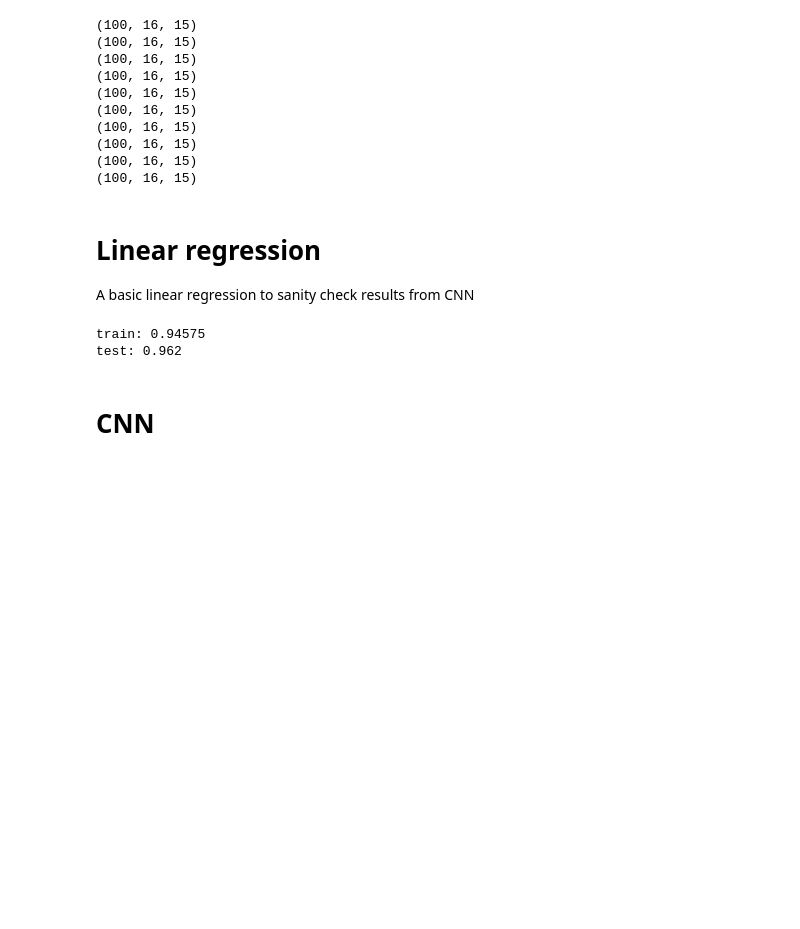
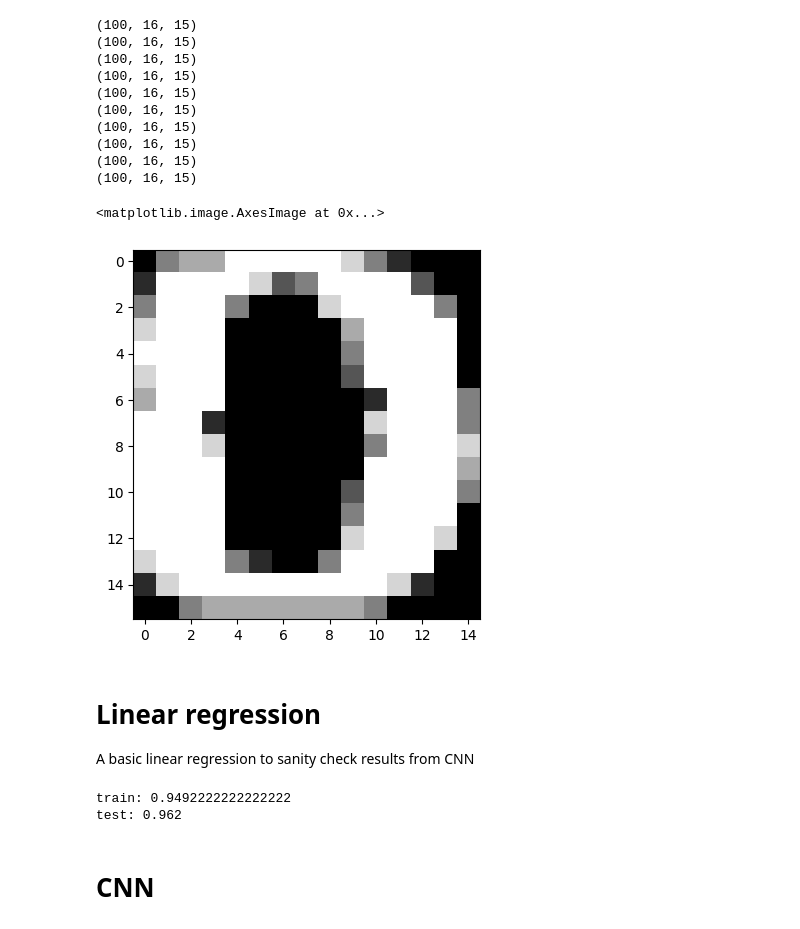
Before and after one commit to tomcouperus/Digit-Recognition, a Jupyter notebook: digit_recognition_(2)_(1).ipynb, the cells around one changed output. Drawn from its saved outputs; the diff is of its cells as text; code cells hidden in the pictures; blank space fills up the shorter version.

```diff
--- a/digit_recognition_(2)_(1).ipynb
+++ b/digit_recognition_(2)_(1).ipynb
@@ -20,7 +20,7 @@ from sklearn.model_selection import KFold
 # Load digits array from file
 # File is formatted 200 rows per digit, each row representing a 15x16 grayscale image
 
-digits = np.loadtxt('mfeat-pix.txt', usecols=range(240))
+digits = np.loadtxt('ProjectDigits_materials/mfeat-pix.txt', usecols=range(240))
 digits = digits.reshape(digits.__len__(), 16, 15)
 # %%
 plt.imshow(digits[0], cmap='gray')
@@ -55,28 +55,40 @@ for d in range(10):
 # %%
 x_train = np.empty([0, 16, 15])
 y_train= np.empty(0)
 # Train data is augmented by shifting in the 8 cardinal directions
 x_train_augmented = np.empty([0, 16, 15])
 y_train_augmented = np.empty(0)
 
 train_digits_per_digit = np.array(np.split(train_digits, 10))
 
 for d in range(10):
-    train_digits_10_chunks = np.array(np.split(train_digits_per_digit[d], 10))
-    train_digits_10_chunks = np.concatenate(train_digits_10_chunks[:10])
-
-    x_train = np.concatenate((x_train, train_digits_10_chunks))
-    y_train = np.concatenate((y_train, np.full(train_digits_10_chunks.__len__(), d)))
+    x_train = np.concatenate((x_train, train_digits_per_digit[d]))
+    y_train = np.concatenate((y_train, np.full(train_digits_per_digit[d].__len__(), d)))
 
     # Perform data augmentation by shifting in 8 cardinal directions
     for dx in [-1, 0, 1]:
         for dy in [-1, 0, 1]:
             if dx == 0 and dy == 0:
                 continue  # skip the original data
-            shifted_digits = np.roll(train_digits_10_chunks, (dx, dy), axis=(1, 2)) #roll used to shift the data
+            shifted_digits = np.roll(train_digits_per_digit[d], (dy, dx), axis=(1, 2)) #roll used to shift the data
+            if dx == -1: # Left shift
+                shifted_digits[:, :, -1] = 0
+            if dx == 1: # Right shift
+                shifted_digits[:, :, 0] = 0
+            if dy == -1: # Up shift
+                shifted_digits[:, -1, :] = 0
+            if dy == 1: # Down shift
+                shifted_digits[:, 0, :] = 0
             x_train_augmented = np.concatenate((x_train_augmented, shifted_digits))
             y_train_augmented = np.concatenate((y_train_augmented, np.full(shifted_digits.shape[0], d)))
-            #labels for the augmenteddata created using np.full to fill an array of the same length
+
+x_train_augmented = np.concatenate((x_train, x_train_augmented))
+y_train_augmented = np.concatenate((y_train, y_train_augmented))
+
+plt.imshow(x_train_augmented[0], cmap='gray')
+# %% [output]
+<matplotlib.image.AxesImage at 0x...>
+[figure, added]
 # %%
 # Normalize the data
 x_test = x_test / x_test.max()
@@ -98,7 +110,7 @@ lr = lr.fit(x_train_augmented_flat, y_train_augmented)
 print(f'train: {lr.score(x_train_augmented_flat, y_train_augmented)}')
 print(f'test: {lr.score(x_test_flat, y_test)}')
 # %% [output]
-train: 0.94575
+train: 0.9492222222222222
 test: 0.962
 # %% [markdown]
 # CNN
```
Also changed, not shown: parts of 6 cells of this notebook.
